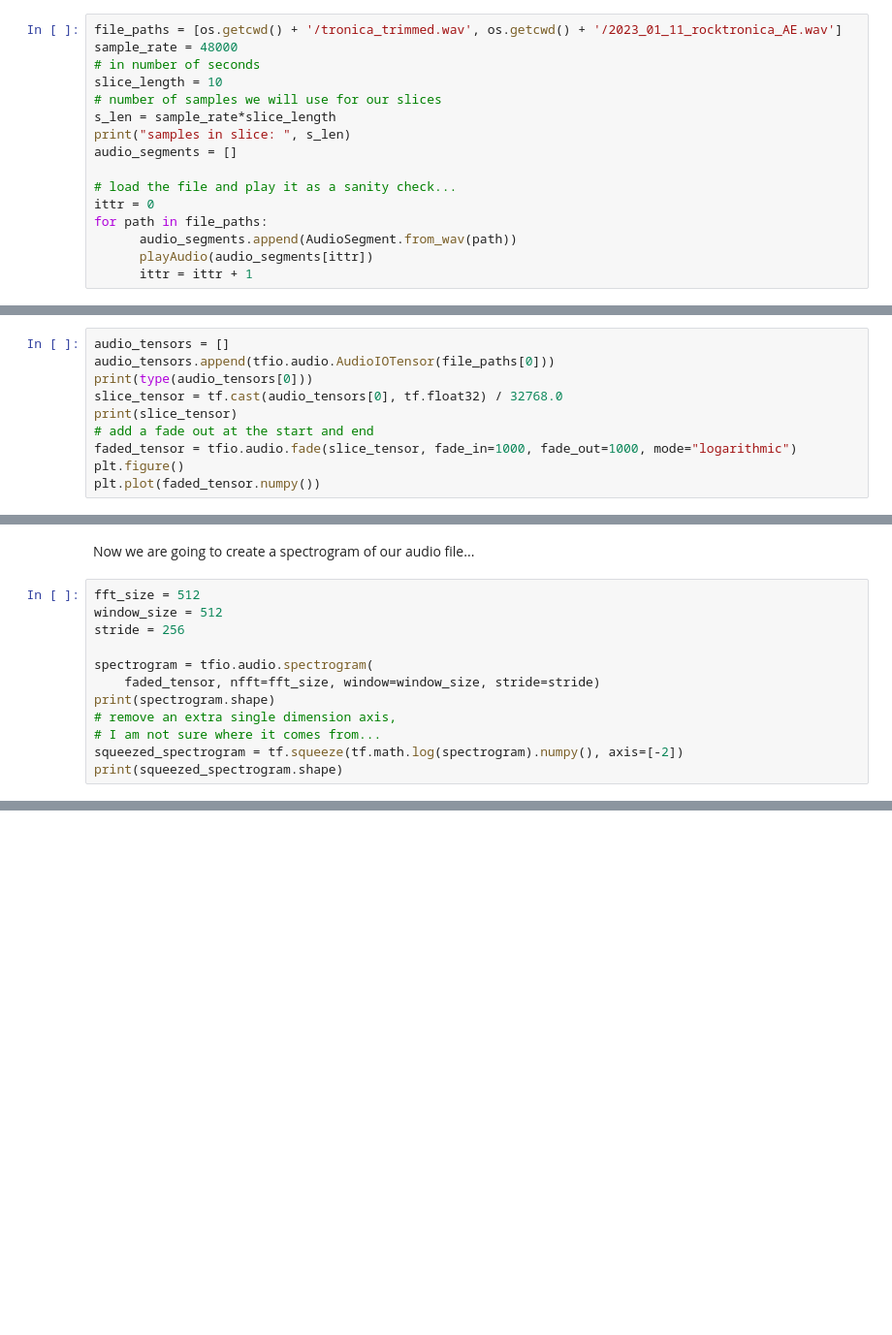
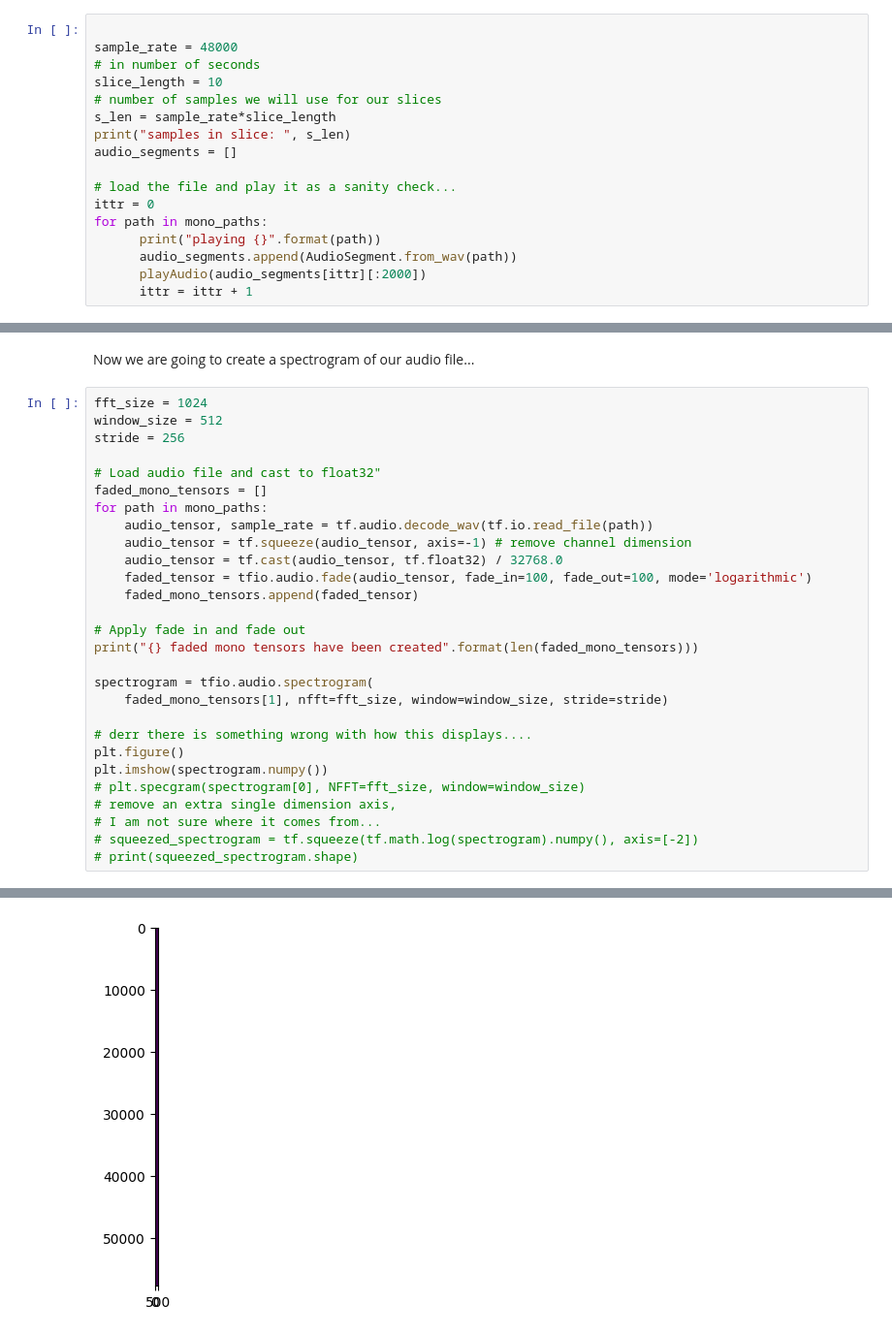
Before and after one commit to nathanshaw/tensor_flow_projects, a Jupyter notebook: audio_experiments/Audio_experiments.ipynb, the cells around one changed output, grey strips where cells are left out. Shown at 97% size. Drawn from its saved outputs; the diff is of its cells as text; blank space fills up the shorter version.

Commit message:
cool, added submodule for my work with Chat GPT, also updated some of the audio experiments notebooks

```diff
--- a/audio_experiments/Audio_experiments.ipynb
+++ b/audio_experiments/Audio_experiments.ipynb
@@ -14,7 +46,7 @@ import keyboard
 # %% [markdown]
 ## Establish our Setup Parameters
 # %%
-file_paths = [os.getcwd() + '/tronica_trimmed.wav', os.getcwd() + '/2023_01_11_rocktronica_AE.wav']
+
 sample_rate = 48000
 # in number of seconds
 slice_length = 10
@@ -25,9 +57,10 @@ audio_segments = []
 
 # load the file and play it as a sanity check...
 ittr = 0
-for path in file_paths:
+for path in mono_paths:
+      print("playing {}".format(path))
       audio_segments.append(AudioSegment.from_wav(path))
-      playAudio(audio_segments[ittr])
+      playAudio(audio_segments[ittr][:2000])
       ittr = ittr + 1
 # %% [output]
 samples in slice:  480000
@@ -90,10 +98,0 @@ print(type(left_channel), left_channel)
-# %%
-audio_tensors = []
-audio_tensors.append(tfio.audio.AudioIOTensor(file_paths[0]))
-print(type(audio_tensors[0]))
-slice_tensor = tf.cast(audio_tensors[0], tf.float32) / 32768.0
-print(slice_tensor)
-# add a fade out at the start and end
-faded_tensor = tfio.audio.fade(slice_tensor, fade_in=1000, fade_out=1000, mode="logarithmic")
-plt.figure()
-plt.plot(faded_tensor.numpy())
@@ -106,14 +101,31 @@ Traceback (most recent call last):
 # %% [markdown]
 Now we are going to create a spectrogram of our audio file...
 # %%
-fft_size = 512
+fft_size = 1024
 window_size = 512
 stride = 256
 
+# Load audio file and cast to float32"
+faded_mono_tensors = []
+for path in mono_paths:
+    audio_tensor, sample_rate = tf.audio.decode_wav(tf.io.read_file(path))
+    audio_tensor = tf.squeeze(audio_tensor, axis=-1) # remove channel dimension
+    audio_tensor = tf.cast(audio_tensor, tf.float32) / 32768.0
+    faded_tensor = tfio.audio.fade(audio_tensor, fade_in=100, fade_out=100, mode='logarithmic')
+    faded_mono_tensors.append(faded_tensor)
+
+# Apply fade in and fade out
+print("{} faded mono tensors have been created".format(len(faded_mono_tensors)))
+
 spectrogram = tfio.audio.spectrogram(
-    faded_tensor, nfft=fft_size, window=window_size, stride=stride)
-print(spectrogram.shape)
+    faded_mono_tensors[1], nfft=fft_size, window=window_size, stride=stride)
+
+# derr there is something wrong with how this displays....
+plt.figure()
+plt.imshow(spectrogram.numpy())
+# plt.specgram(spectrogram[0], NFFT=fft_size, window=window_size)
 # remove an extra single dimension axis,
 # I am not sure where it comes from...
-squeezed_spectrogram = tf.squeeze(tf.math.log(spectrogram).numpy(), axis=[-2])
-print(squeezed_spectrogram.shape)
+# squeezed_spectrogram = tf.squeeze(tf.math.log(spectrogram).numpy(), axis=[-2])
+# print(squeezed_spectrogram.shape)
+# %% [output]
@@ -119,0 +134 @@ print(squeezed_spectrogram.shape)
+[figure, added]
```
Also changed, not shown: parts of 28 cells of this notebook, 1 other file.
